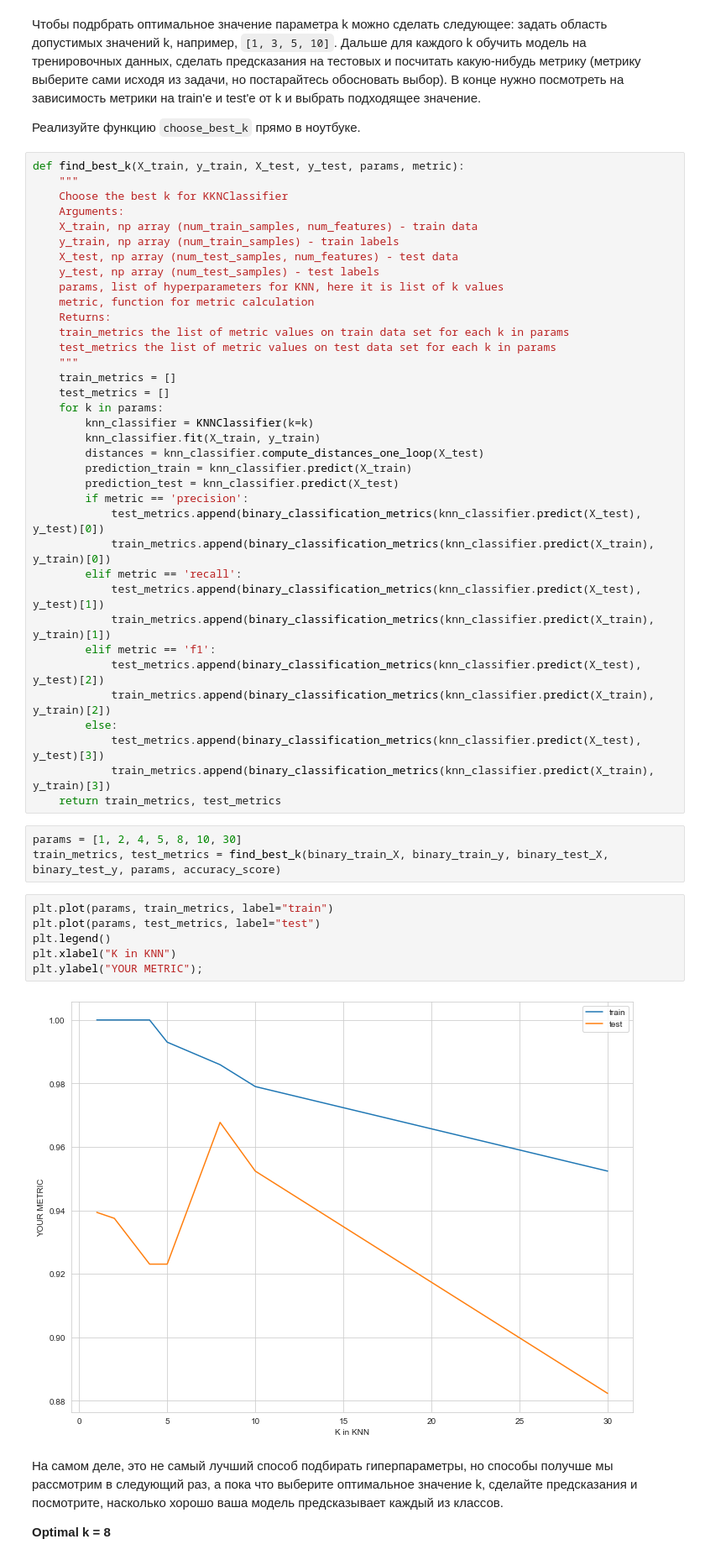
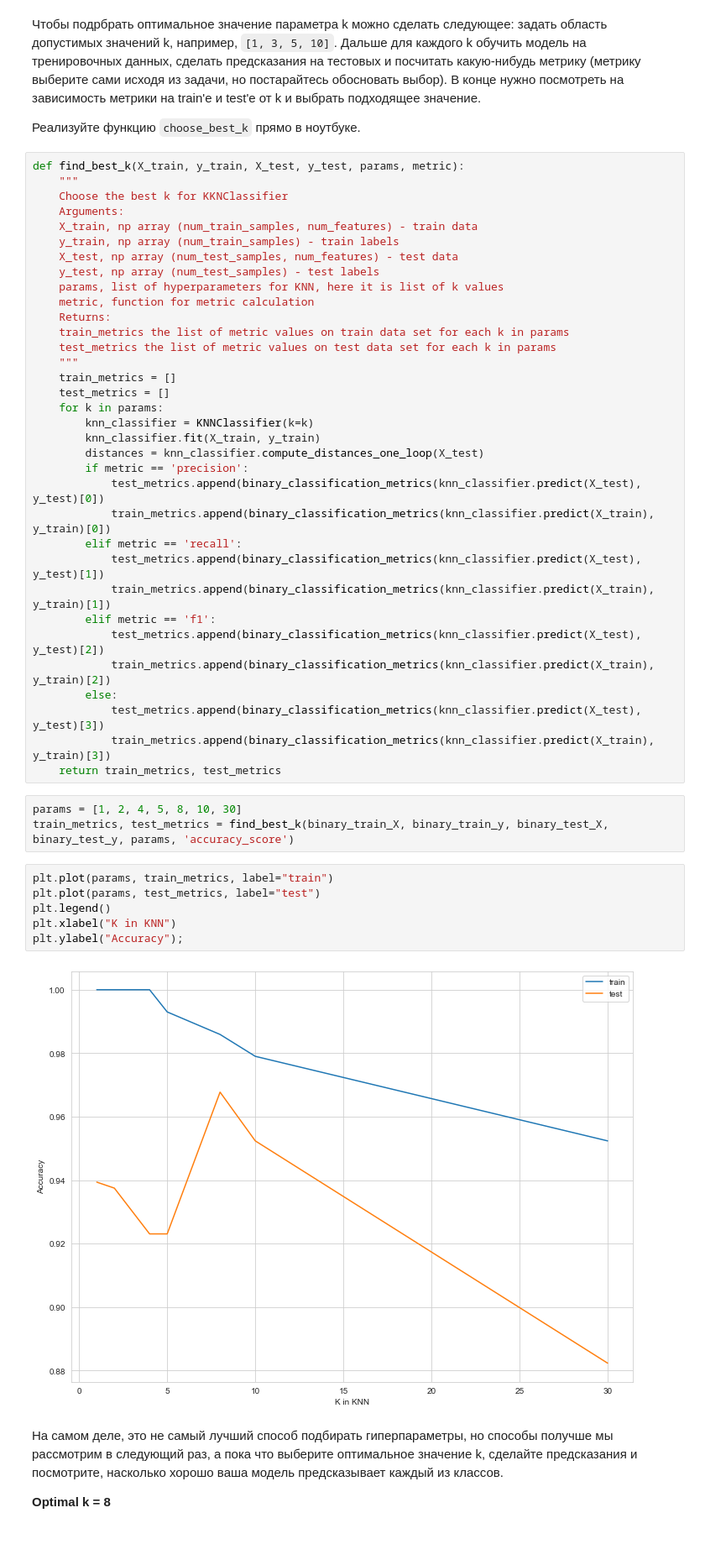
Before and after one commit to ValeriiaLadyhina/BI_ML_2021, a Jupyter notebook: HW 1 KNN/KNN.ipynb, the cells around one changed output. Shown at 84% size. Saved outputs shown, nothing was run; the diff lists cells and outputs as text.

```diff
--- a/HW 1 KNN/KNN.ipynb
+++ b/HW 1 KNN/KNN.ipynb
@@ -184,8 +189,6 @@ def find_best_k(X_train, y_train, X_test, y_test, params, metric):
         knn_classifier = KNNClassifier(k=k)
         knn_classifier.fit(X_train, y_train)
         distances = knn_classifier.compute_distances_one_loop(X_test)
-        prediction_train = knn_classifier.predict(X_train)
-        prediction_test = knn_classifier.predict(X_test)
         if metric == 'precision':
             test_metrics.append(binary_classification_metrics(knn_classifier.predict(X_test), y_test)[0])
             train_metrics.append(binary_classification_metrics(knn_classifier.predict(X_train), y_train)[0])
@@ -201,15 +204,15 @@ def find_best_k(X_train, y_train, X_test, y_test, params, metric):
     return train_metrics, test_metrics
 # %%
 params = [1, 2, 4, 5, 8, 10, 30]
-train_metrics, test_metrics = find_best_k(binary_train_X, binary_train_y, binary_test_X, binary_test_y, params, accuracy_score)
+train_metrics, test_metrics = find_best_k(binary_train_X, binary_train_y, binary_test_X, binary_test_y, params, 'accuracy_score')
 # %%
 plt.plot(params, train_metrics, label="train")
 plt.plot(params, test_metrics, label="test")
 plt.legend()
 plt.xlabel("K in KNN")
-plt.ylabel("YOUR METRIC");
+plt.ylabel("Accuracy");
 # %% [output]
-[figure, old version]
+[figure, new version]
 # %% [markdown]
 На самом деле, это не самый лучший способ подбирать гиперпараметры, но способы получше мы рассмотрим в следующий раз, а пока что выберите оптимальное значение k, сделайте предсказания и посмотрите, насколько хорошо ваша модель предсказывает каждый из классов.
 
```
Also changed, not shown: parts of 25 cells of this notebook, 2 other files.
